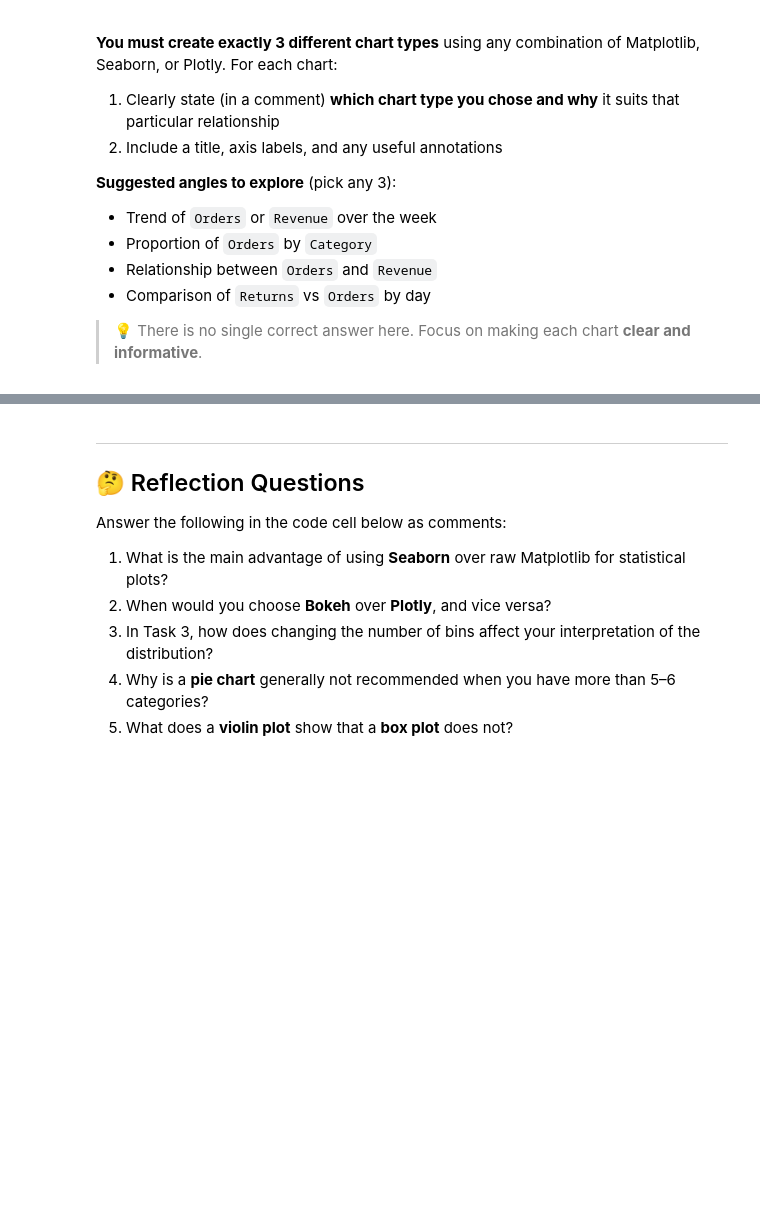
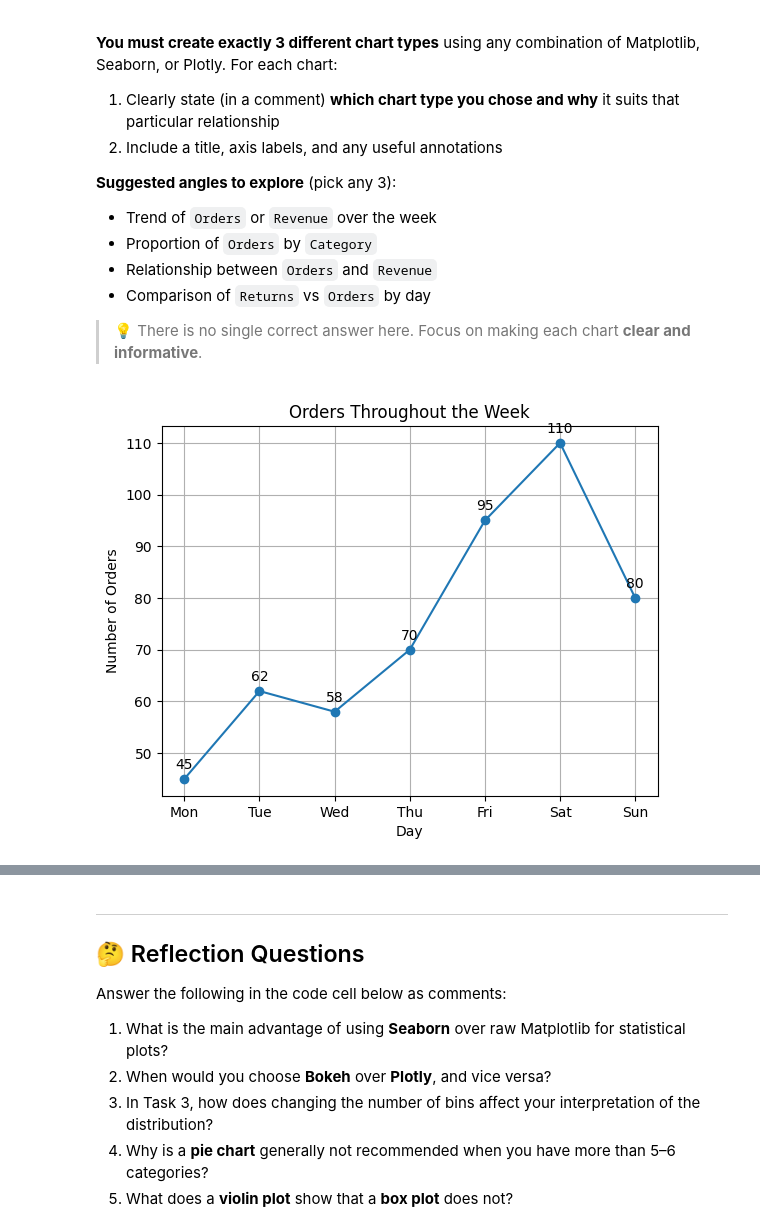
Before and after one commit to FurqanAlyy/AI-ML-NIAI, a Jupyter notebook: Data_Visualization_Worksheet.ipynb, the cells around one changed output, grey strips where cells are left out. Cells and saved outputs as stored; diff of their text form; code cells hidden in the pictures; blank space fills up the shorter version.

```diff
--- a/Data_Visualization_Worksheet.ipynb
+++ b/Data_Visualization_Worksheet.ipynb
@@ -407,20 +407,32 @@ data = {
 # %%
 import pandas as pd
 import numpy as np
 import matplotlib.pyplot as plt
 import seaborn as sns
 import plotly.express as px
 
 df = pd.DataFrame({
     'Day':      ['Mon','Tue','Wed','Thu','Fri','Sat','Sun'],
     'Orders':   [45,   62,   58,   70,   95,  110,   80 ],
     'Revenue':  [900, 1240, 1160, 1400, 1900, 2200, 1600],
     'Returns':  [2,    3,    5,    4,    6,    8,    5   ],
     'Category': ['Electronics','Clothing','Books','Electronics','Clothing','Books','Electronics']
 })
 
 # ── Chart 1 ──────────────────────────────────────────────────────────────
-# Chart type chosen:
-# Why it suits this data:
+# Chart type chosen: Line chart
+# Why it suits this data: A line chart clearly shows how Orders change over the week.
 
-# YOUR CODE HERE
+plt.plot(df['Day'], df['Orders'], marker='o')
+plt.title('Orders Throughout the Week')
+plt.xlabel('Day')
+plt.ylabel('Number of Orders')
+plt.grid(True)
+
+# Add values on the points
+for x, y in zip(df['Day'], df['Orders']):
+    plt.text(x, y + 2, str(y), ha='center')
+
+plt.show()
+# %% [output]
+[figure, added]
```
Also changed, not shown: parts of 6 cells of this notebook.
